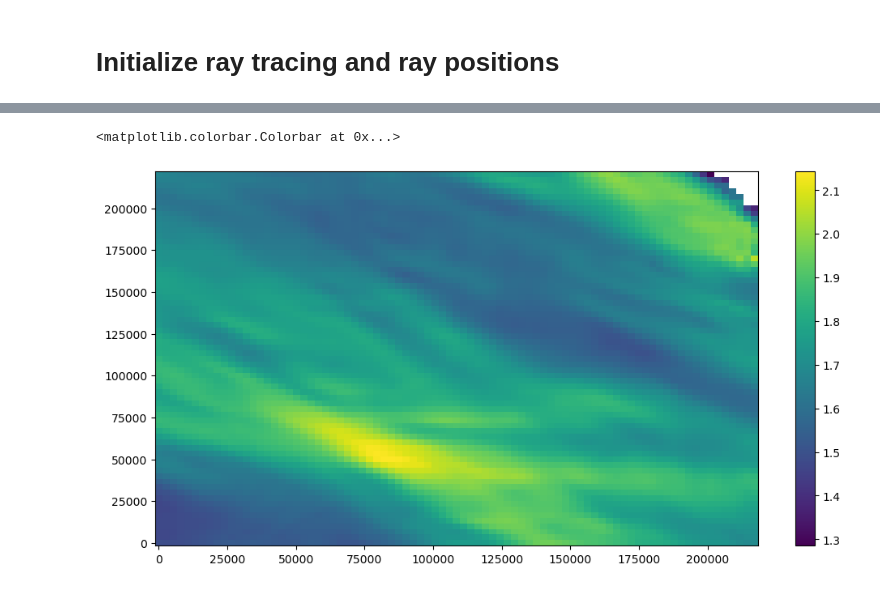
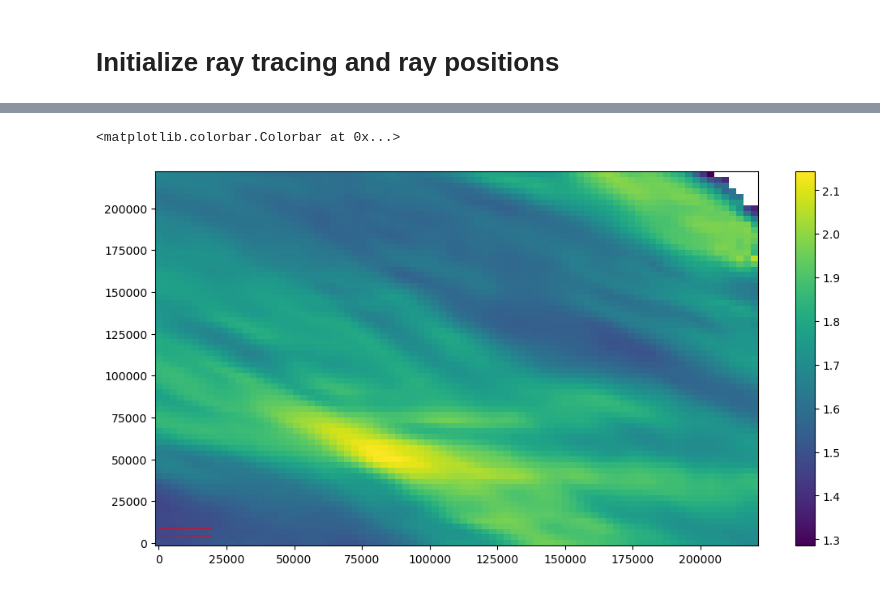
Before and after one commit to mines-oceanography/mantaray, a Jupyter notebook: notebooks/krieger-demo/wave_height_validation.ipynb, the cells around one changed output, grey strips where cells are left out. Saved outputs shown, nothing was run; the diff lists cells and outputs as text; code cells hidden in the pictures.

```diff
--- a/notebooks/krieger-demo/wave_height_validation.ipynb
+++ b/notebooks/krieger-demo/wave_height_validation.ipynb
@@ -149,37 +76,48 @@ Attributes:
 # %%
 # Period of incident waves in seconds
 T0 = 11
+
 # Direction of incident waves in radians (trig convention, going to)
 theta_deg = 306.4
-theta0 = theta_deg * (np.pi/180)
+theta0 = 0 #theta_deg * (np.pi/180)
+
 # Convert period to wavenumber magnitude
 k0 = period2wavenumber(T0)
+
 # Calculate wavenumber components
 kx0 = k0*np.cos(theta0)
 ky0 = k0*np.sin(theta0)
 
 # Number of rays
 n_rays = 100
+
 # Initialize wavenumber for all rays
 Kx0 = kx0*np.ones(n_rays)
 Ky0 = ky0*np.ones(n_rays)
 
 # Current and bathymetry file path
 bathymetry = 'data/bathymetry/bathy_zonal_jet.nc'
-current =
+current = 'data/currents/wavewatch_refraction_slice.nc'
+
+ds = xr.open_dataset(current)
 
 x = ds.x.values
 y = ds.y.values
 
+#x0 = np.linspace(100000, 150000, num=1000)  # 100 rays spread from 0 to 175000 in x
+#y0 = np.full_like(x0, 200000)  # Set y positions at 200000
+
 # Creates initial x position for all rays
 x0 = 10*np.ones(n_rays)
-y0 = np.linspace(0, y.max(), n_rays)
+y0 = np.linspace(5, y.max(), n_rays)
 
 # Estimates CFL
 # Computes grid smallest spacing
 dd = np.min([np.diff(x).mean(), np.diff(y).mean()])
+
 # Computes group velocity
 cg = group_velocity(k0)
+
 # Computes CFL
 cfl = dd/cg
 
@@ -190,4 +144,4 @@ step_size = cfl
 # %%
-x0 = np.linspace(0, 200, num=100)  # 100 rays spread from 0 to 200 in x
-y0 = np.full_like(x0, 220)  # Set y positions at 220
-#bundle = mantaray.ray_tracing(x0, y0, Kx0, Ky0, duration, step_size, bathymetry, current)
+#x0 = np.linspace(100000, 150000, num=1000)  # 100 rays spread from 0 to 175000 in x
+#y0 = np.full_like(x0, 200000)  # Set y positions at 200000
+bundle = mantaray.ray_tracing(x0, y0, Kx0, Ky0, duration, step_size, bathymetry, current)
@@ -194,17 +164,16 @@ y0 = np.full_like(x0, 220)  # Set y positions at 220
 # %%
 X = ds.x
 Y = ds.y
+U = (ds.u**2 + ds.v**2)**.5
 hs = ds.hs
 plt.figure(figsize=(12, 6))
 cs = plt.pcolormesh(X, Y, hs)
-'''
 for i in range(bundle.ray.size)[::2]:
     ray = bundle.isel(ray=i)
     plt.plot(ray.x, ray.y, 'red', lw=.78)
-'''
 #plt.scatter(sd_x_meters, sd_y_meters, c=non_masked, marker='o', label='SD 1062 data')
 #plt.legend(loc='upper right')
 plt.colorbar(cs)
 # %% [output]
 <matplotlib.colorbar.Colorbar at 0x...>
-[figure, old version]
+[figure, new version]
```
Also changed, not shown: parts of 10 cells of this notebook, 2 other files.
